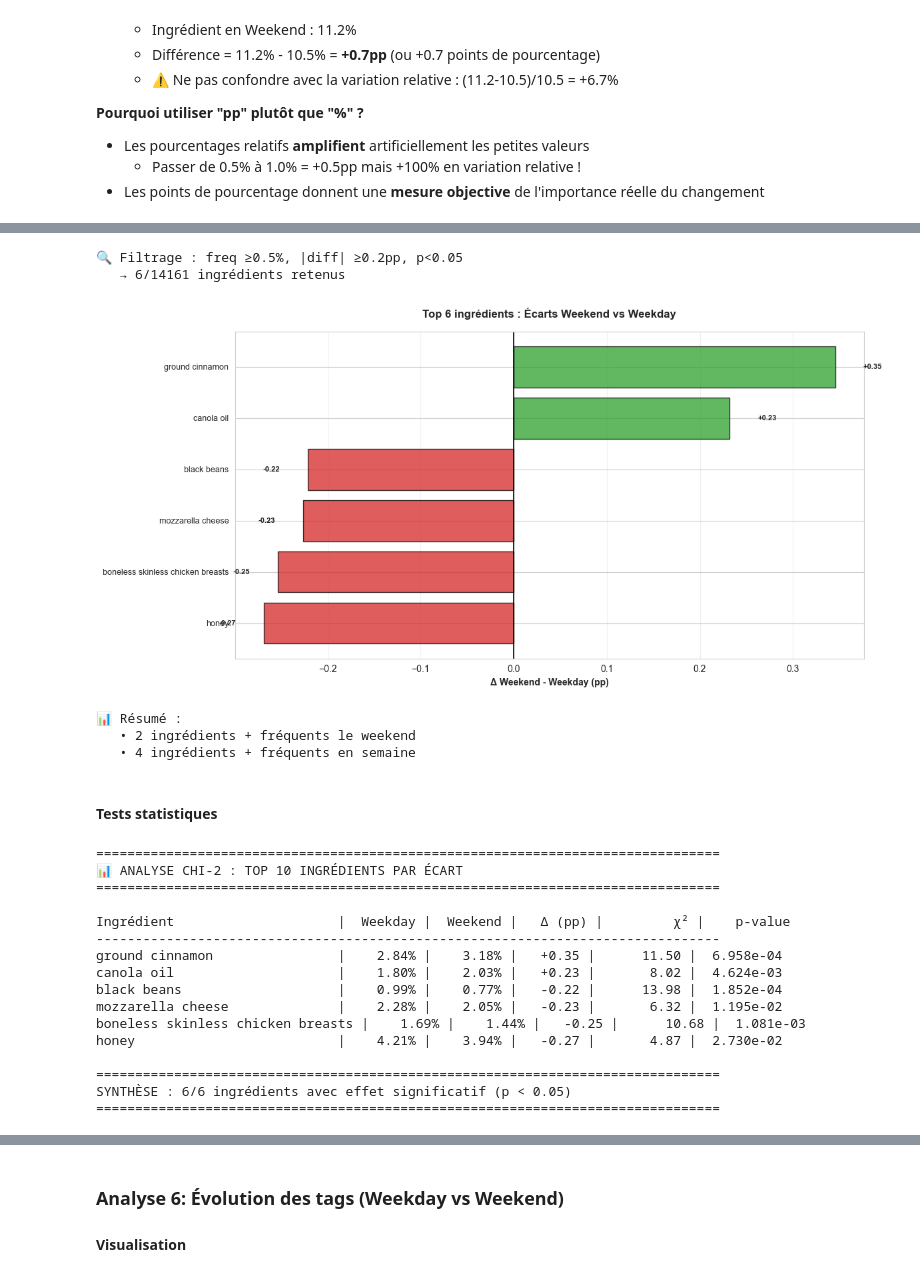
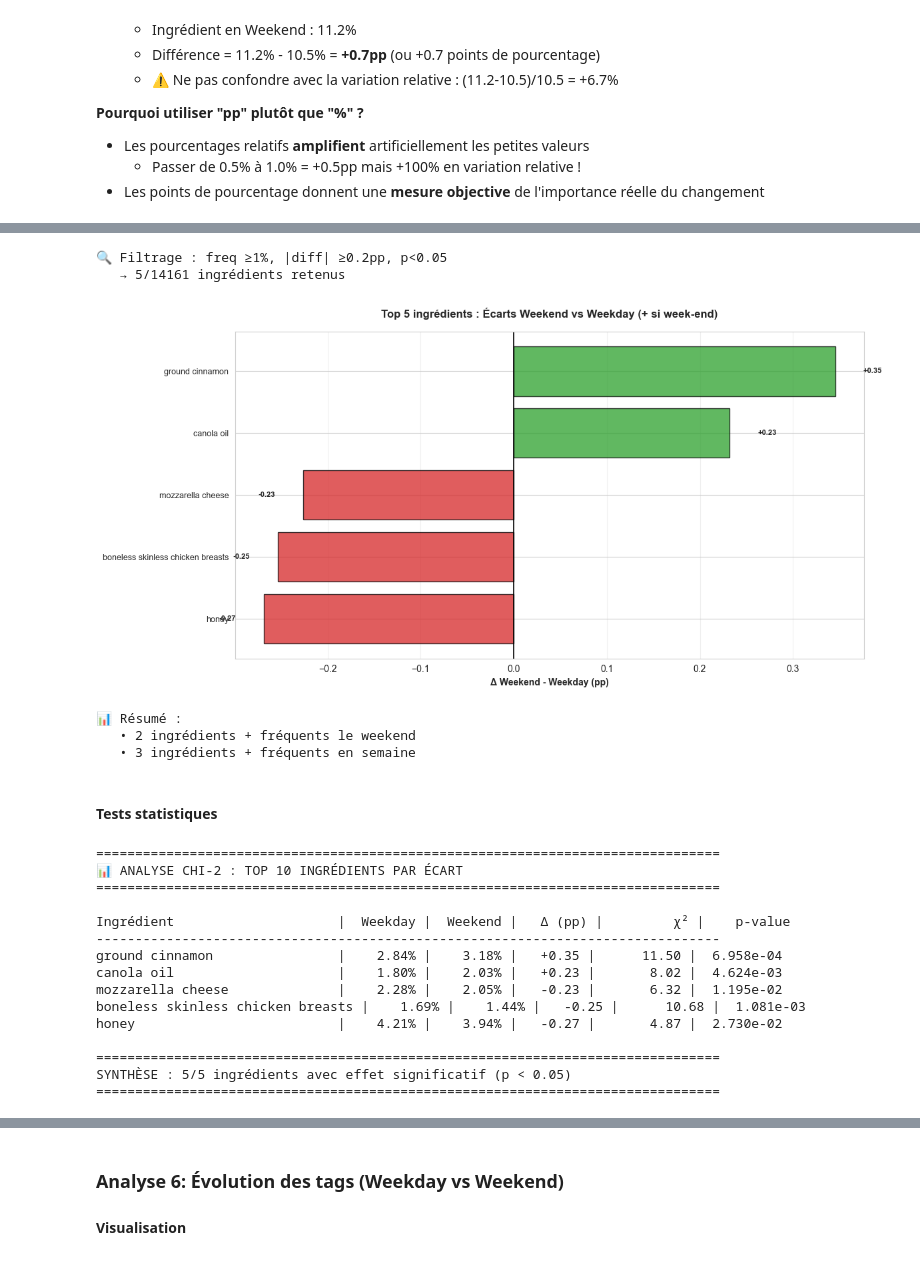
Before and after one commit to julienlafrance/backtothefuturekitchen, a Jupyter notebook: 00_eda/03_week_end_effect/recipe/recipe_analysis_weekend.ipynb, the cells around one changed output, grey strips where cells are left out. Saved outputs shown, nothing was run; the diff lists cells and outputs as text; code cells hidden in the pictures.

```diff
--- a/00_eda/03_week_end_effect/recipe/recipe_analysis_weekend.ipynb
+++ b/00_eda/03_week_end_effect/recipe/recipe_analysis_weekend.ipynb
@@ -826,7 +871,7 @@ for ing in all_ingredients:
 ingredients_df = pd.DataFrame(ingredients_results)
 
 # Filtrage strict (fréquence, différence, significativité)
-FREQ_THRESHOLD = 0.5
+FREQ_THRESHOLD = 1
 ABS_DIFF_THRESHOLD = 0.2
 
 ingredients_filtered = ingredients_df[
@@ -848,39 +893,39 @@ if len(ingredients_filtered) > 0:
     ax.barh(range(len(top_ingredients)), top_ingredients['diff_abs'], color=colors, alpha=0.75, edgecolor='black', linewidth=1)
     ax.set_yticks(range(len(top_ingredients)))
     ax.set_yticklabels(top_ingredients['ingredient'], fontsize=9)
     ax.set_xlabel('Δ Weekend - Weekday (pp)', fontsize=10, fontweight='bold')
     ax.set_title(f'Top {len(top_ingredients)} ingrédients : Écarts Weekend vs Weekday (+ si week-end)',
                  fontsize=12, fontweight='bold', pad=15)
     ax.axvline(0, color='black', linewidth=1.2)
     ax.grid(axis='x', alpha=0.3)
 
     # Annotations
     for i, (_, row) in enumerate(top_ingredients.iterrows()):
         value = row['diff_abs']
         x_offset = 0.03 if value > 0 else -0.03
         ax.text(value + x_offset, i, f"{value:+.2f}",
                 va='center', ha='left' if value > 0 else 'right',
                 fontsize=8, fontweight='bold')
 
     plt.tight_layout()
     plt.show()
 
     # Résumé
     weekend_up = ingredients_filtered[ingredients_filtered['diff_abs'] > 0]
     weekday_up = ingredients_filtered[ingredients_filtered['diff_abs'] < 0]
 
     print(f"📊 Résumé :")
     print(f"   • {len(weekend_up)} ingrédients + fréquents le weekend")
     print(f"   • {len(weekday_up)} ingrédients + fréquents en semaine")
 else:
     print("⚠️ Aucun ingrédient significatif avec ces seuils.")
 # %% [output]
-🔍 Filtrage : freq ≥0.5%, |diff| ≥0.2pp, p<0.05
-   → 6/14161 ingrédients retenus
+🔍 Filtrage : freq ≥1%, |diff| ≥0.2pp, p<0.05
+   → 5/14161 ingrédients retenus
-[figure, old version]
+[figure, new version]
 📊 Résumé :
    • 2 ingrédients + fréquents le weekend
-   • 4 ingrédients + fréquents en semaine
+   • 3 ingrédients + fréquents en semaine
 # %% [markdown]
 #### Tests statistiques
 # %%
@@ -923,11 +968,10 @@ Ingrédient                     |  Weekday |  Weekend |   Δ (pp) |         χ²
 --------------------------------------------------------------------------------
 ground cinnamon                |    2.84% |    3.18% |   +0.35 |      11.50 |  6.958e-04
 canola oil                     |    1.80% |    2.03% |   +0.23 |       8.02 |  4.624e-03
-black beans                    |    0.99% |    0.77% |   -0.22 |      13.98 |  1.852e-04
 mozzarella cheese              |    2.28% |    2.05% |   -0.23 |       6.32 |  1.195e-02
 boneless skinless chicken breasts |    1.69% |    1.44% |   -0.25 |      10.68 |  1.081e-03
 honey                          |    4.21% |    3.94% |   -0.27 |       4.87 |  2.730e-02
 
 ================================================================================
-SYNTHÈSE : 6/6 ingrédients avec effet significatif (p < 0.05)
+SYNTHÈSE : 5/5 ingrédients avec effet significatif (p < 0.05)
 ================================================================================
```
Also changed, not shown: parts of 11 cells of this notebook, 4 other files.
